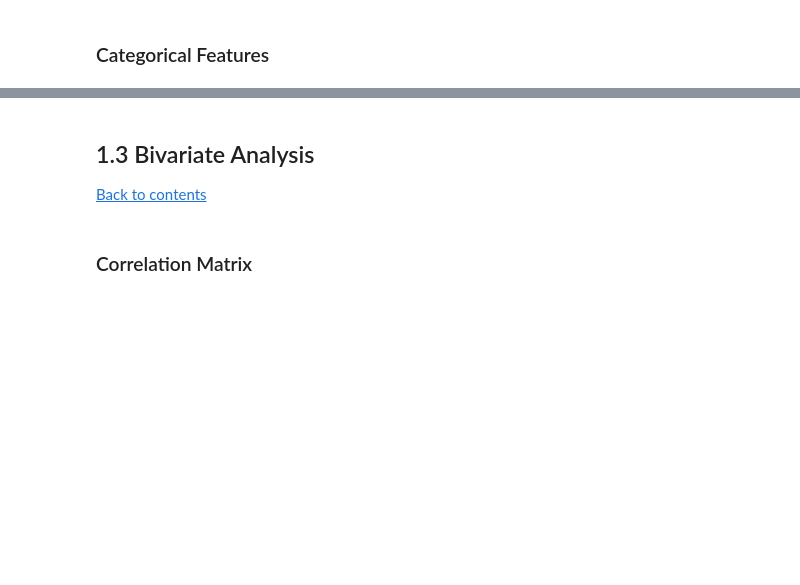
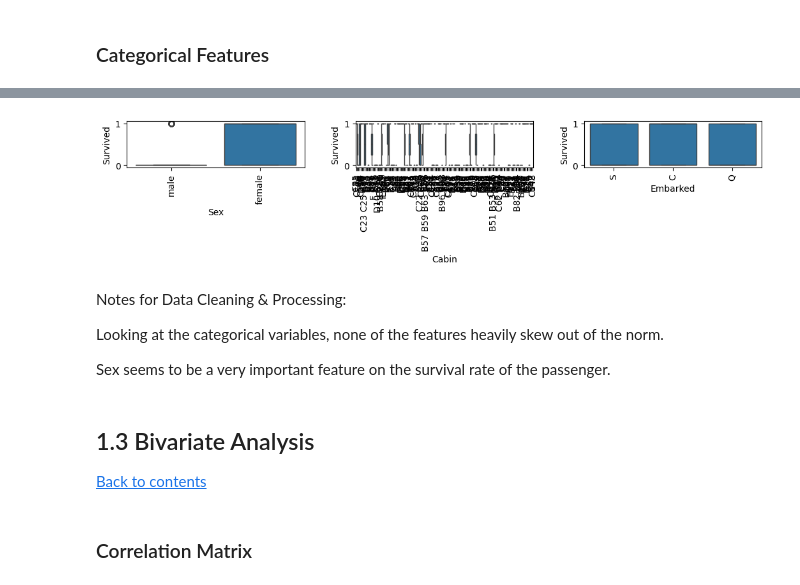
Before and after one commit to myang987/kaggle-comp-titanic, a Jupyter notebook: working.ipynb, the cells around one changed output, grey strips where cells are left out. Drawn from its saved outputs; the diff is of its cells as text; code cells hidden in the pictures; blank space fills up the shorter version.

```diff
--- a/working.ipynb
+++ b/working.ipynb
@@ -221,3 +282,18 @@ plt.tight_layout()
+# %%
+fig = plt.figure(figsize=(18,20))
+for index in range(len(cat_features_visual.columns)):
+    plt.subplot(9,5,index+1)
+    sns.boxplot(y=train_data.Survived, x=cat_features_visual.iloc[:,index])
+    plt.xticks(rotation=90)
+fig.tight_layout(pad=1.0)
+# %% [output]
+[figure, added]
+# %% [markdown]
+Notes for Data Cleaning & Processing:
+
+Looking at the categorical variables, none of the features heavily skew out of the norm.
+
+Sex seems to be a very important feature on the survival rate of the passenger.
 # %% [markdown]
 ## 1.3 Bivariate Analysis
 
```
Also changed, not shown: parts of 34 cells of this notebook.
